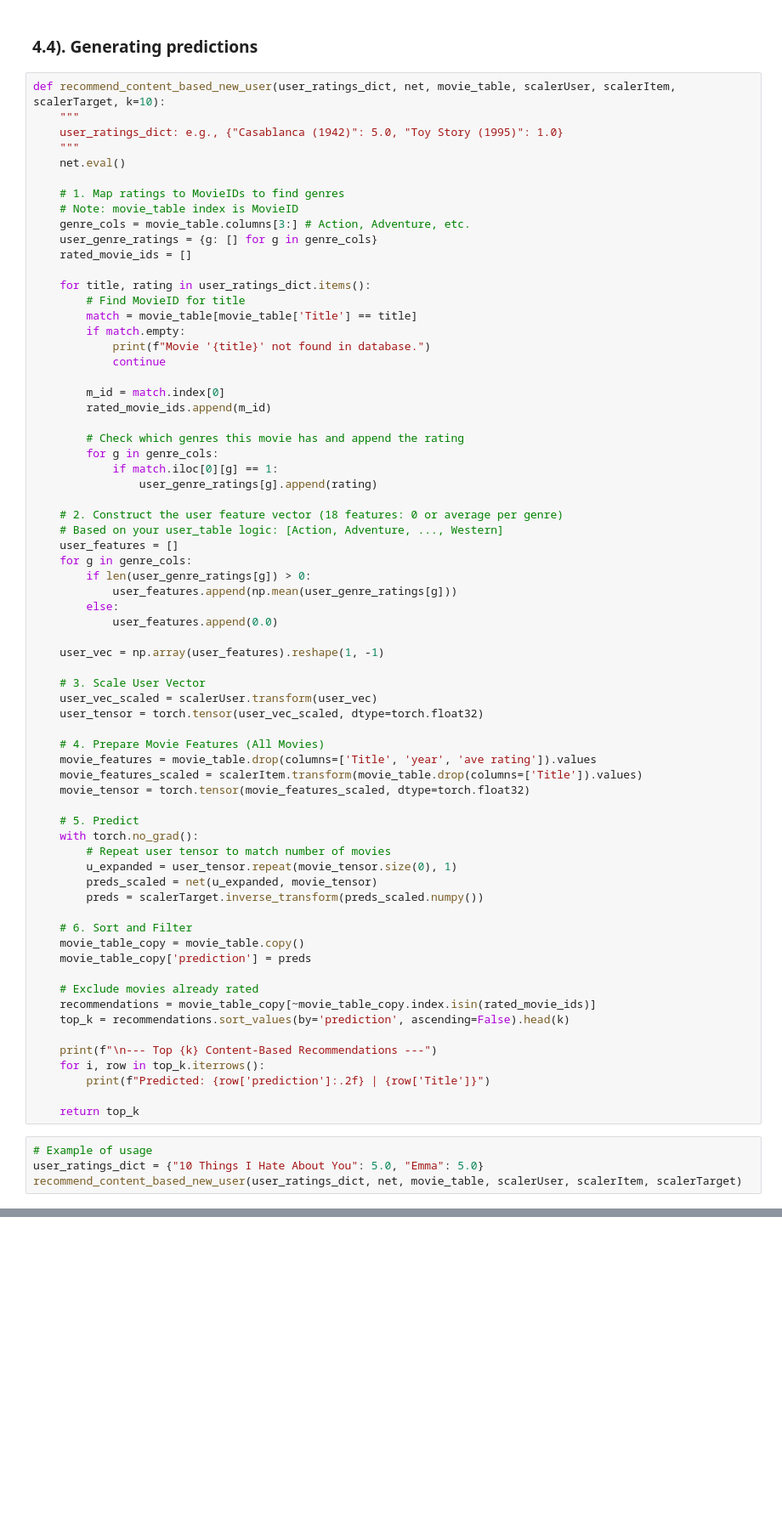
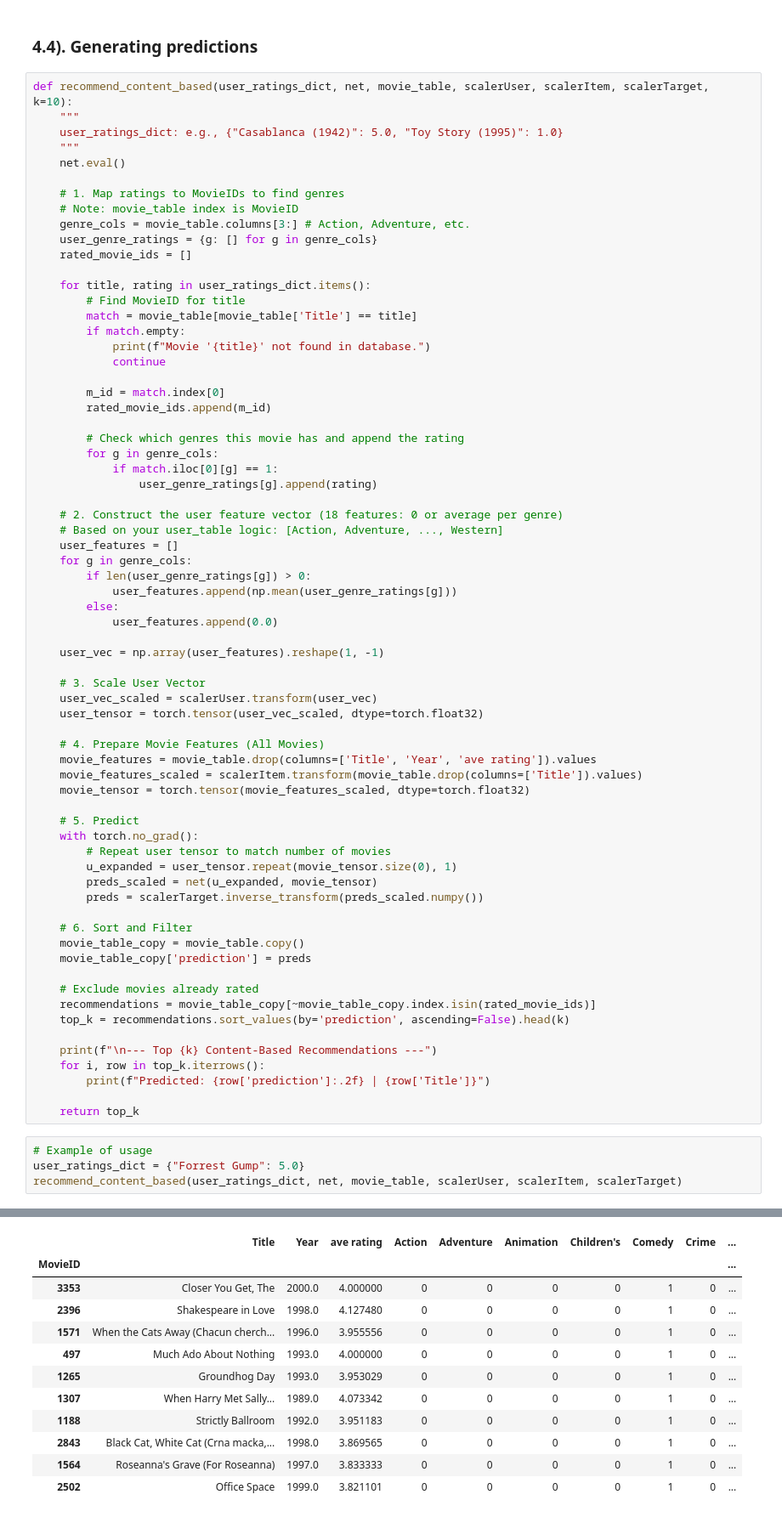
Before and after one commit to enzo-joly/projet_python_films, a Jupyter notebook: part2_recommenders /user_preferences copy.ipynb, the cells around one changed output, grey strips where cells are left out. Shown at 85% size. Drawn from its saved outputs; the diff is of its cells as text; blank space fills up the shorter version.

```diff
--- a/part2_recommenders /user_preferences copy.ipynb
+++ b/part2_recommenders /user_preferences copy.ipynb
@@ -891,7 +870,7 @@ Modèle entraîné et sauvegardé sous content_based_model.pth
 # %% [markdown]
 ###  4.4). Generating predictions
 # %%
-def recommend_content_based_new_user(user_ratings_dict, net, movie_table, scalerUser, scalerItem, scalerTarget, k=10):
+def recommend_content_based(user_ratings_dict, net, movie_table, scalerUser, scalerItem, scalerTarget, k=10):
     """
     user_ratings_dict: e.g., {"Casablanca (1942)": 5.0, "Toy Story (1995)": 1.0}
     """
@@ -934,7 +913,7 @@ def recommend_content_based_new_user(user_ratings_dict, net, movie_table, scaler
     user_tensor = torch.tensor(user_vec_scaled, dtype=torch.float32)
 
     # 4. Prepare Movie Features (All Movies)
-    movie_features = movie_table.drop(columns=['Title', 'year', 'ave rating']).values
+    movie_features = movie_table.drop(columns=['Title', 'Year', 'ave rating']).values
     movie_features_scaled = scalerItem.transform(movie_table.drop(columns=['Title']).values)
     movie_tensor = torch.tensor(movie_features_scaled, dtype=torch.float32)
 
@@ -960,6 +939,6 @@ def recommend_content_based_new_user(user_ratings_dict, net, movie_table, scaler
     return top_k
 # %%
 # Example of usage
-user_ratings_dict = {"10 Things I Hate About You": 5.0, "Emma": 5.0}
-recommend_content_based_new_user(user_ratings_dict, net, movie_table, scalerUser, scalerItem, scalerTarget)
+user_ratings_dict = {"Forrest Gump": 5.0}
+recommend_content_based(user_ratings_dict, net, movie_table, scalerUser, scalerItem, scalerTarget)
 # %% [output]
@@ -966,0 +956,12 @@ KeyError: "['year'] not found in axis"
+|  | Title | Year | ave rating | Action | Adventure | Animation | Children's | Comedy | Crime | ... |
+| MovieID |  |  |  |  |  |  |  |  |  | ... |
+| 3353 | Closer You Get, The | 2000.0 | 4.000000 | 0 | 0 | 0 | 0 | 1 | 0 | ... |
+| 2396 | Shakespeare in Love | 1998.0 | 4.127480 | 0 | 0 | 0 | 0 | 1 | 0 | ... |
+| 1571 | When the Cats Away (Chacun cherch... | 1996.0 | 3.955556 | 0 | 0 | 0 | 0 | 1 | 0 | ... |
+| 497 | Much Ado About Nothing | 1993.0 | 4.000000 | 0 | 0 | 0 | 0 | 1 | 0 | ... |
+| 1265 | Groundhog Day | 1993.0 | 3.953029 | 0 | 0 | 0 | 0 | 1 | 0 | ... |
+| 1307 | When Harry Met Sally... | 1989.0 | 4.073342 | 0 | 0 | 0 | 0 | 1 | 0 | ... |
+| 1188 | Strictly Ballroom | 1992.0 | 3.951183 | 0 | 0 | 0 | 0 | 1 | 0 | ... |
+| 2843 | Black Cat, White Cat (Crna macka,... | 1998.0 | 3.869565 | 0 | 0 | 0 | 0 | 1 | 0 | ... |
+| 1564 | Roseanna's Grave (For Roseanna) | 1997.0 | 3.833333 | 0 | 0 | 0 | 0 | 1 | 0 | ... |
+| 2502 | Office Space | 1999.0 | 3.821101 | 0 | 0 | 0 | 0 | 1 | 0 | ... |
```
Also changed, not shown: parts of 15 cells of this notebook, 1 other file.
